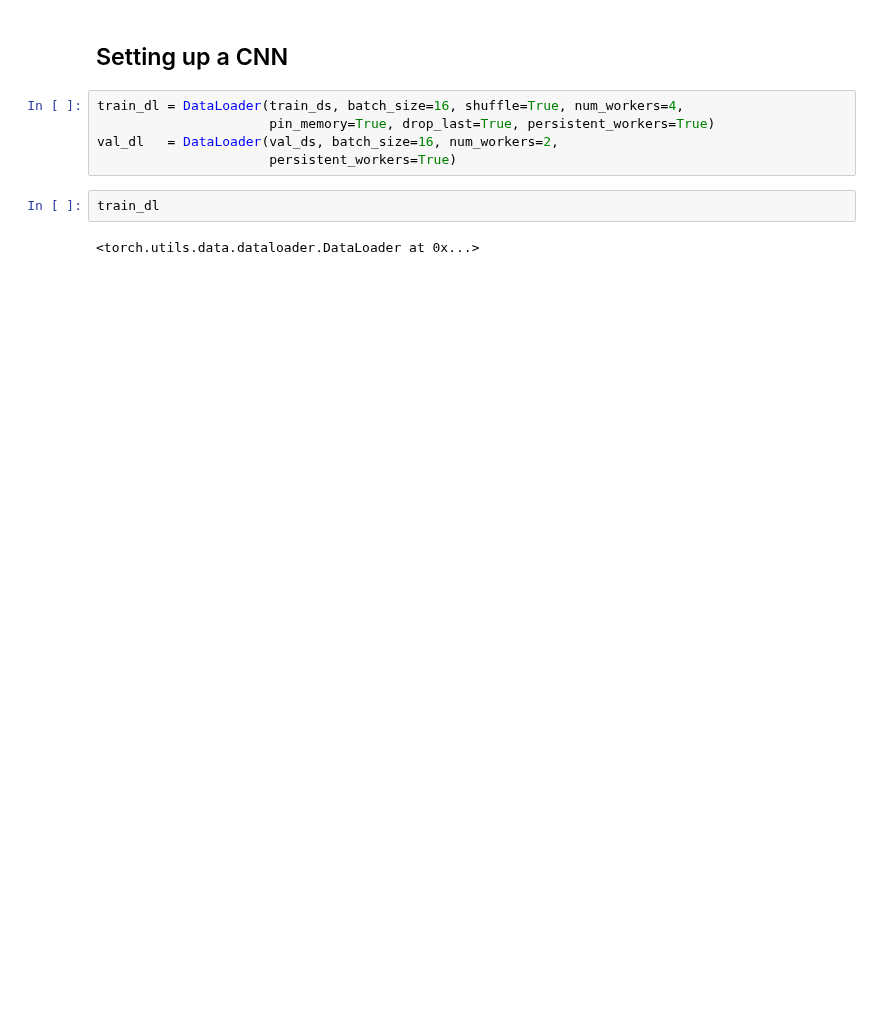
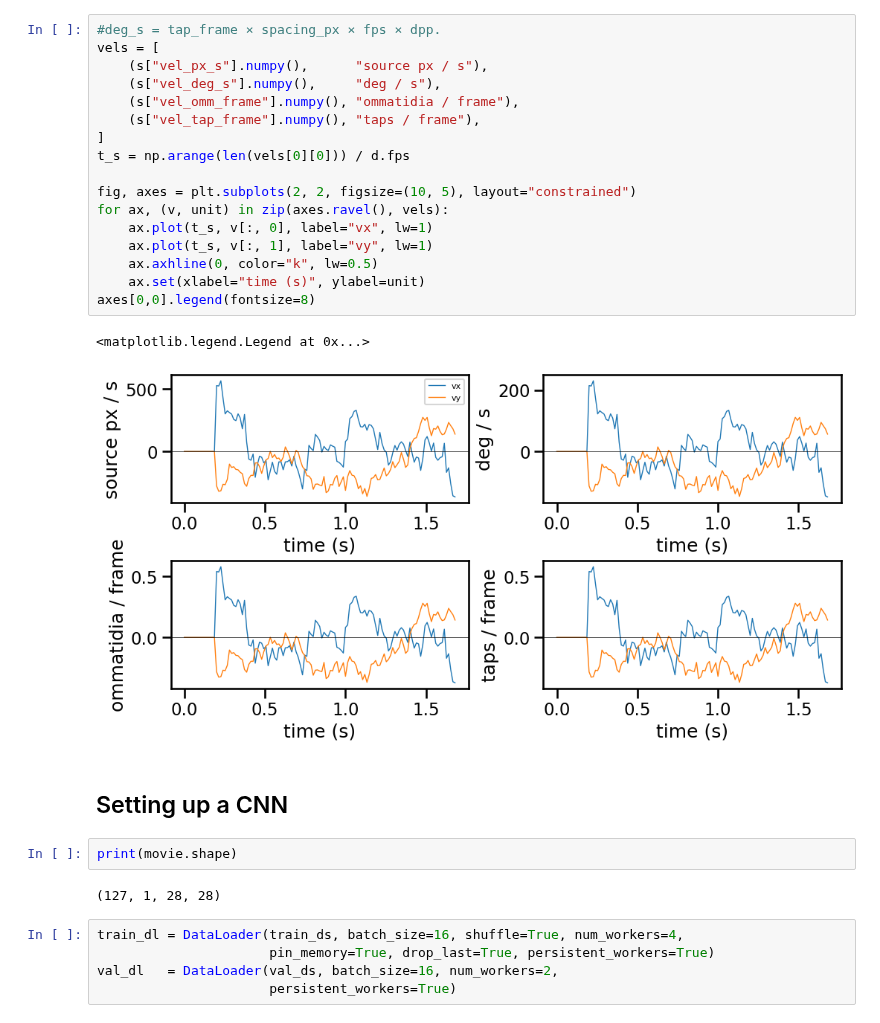
Before and after one commit to guardomayas/motionnet, a Jupyter notebook: notebooks/stim_building_dataset.ipynb, the cells around one changed output. Drawn from its saved outputs; the diff is of its cells as text; blank space fills up the shorter version.

```diff
--- a/notebooks/stim_building_dataset.ipynb
+++ b/notebooks/stim_building_dataset.ipynb
@@ -72,12 +157,32 @@ TypeError: only integer scalar arrays can be converted to a scalar index
+# %%
+#deg_s = tap_frame × spacing_px × fps × dpp.
+vels = [
+    (s["vel_px_s"].numpy(),      "source px / s"),
+    (s["vel_deg_s"].numpy(),     "deg / s"),
+    (s["vel_omm_frame"].numpy(), "ommatidia / frame"),
+    (s["vel_tap_frame"].numpy(), "taps / frame"),
+]
+t_s = np.arange(len(vels[0][0])) / d.fps
+
+fig, axes = plt.subplots(2, 2, figsize=(10, 5), layout="constrained")
+for ax, (v, unit) in zip(axes.ravel(), vels):
+    ax.plot(t_s, v[:, 0], label="vx", lw=1)
+    ax.plot(t_s, v[:, 1], label="vy", lw=1)
+    ax.axhline(0, color="k", lw=0.5)
+    ax.set(xlabel="time (s)", ylabel=unit)
+axes[0,0].legend(fontsize=8)
+# %% [output]
+<matplotlib.legend.Legend at 0x...>
+[figure, added]
 # %% [markdown]
 ## Setting up a CNN
+# %%
+print(movie.shape)
+# %% [output]
+(127, 1, 28, 28)
 # %%
 train_dl = DataLoader(train_ds, batch_size=16, shuffle=True, num_workers=4,
                       pin_memory=True, drop_last=True, persistent_workers=True)
 val_dl   = DataLoader(val_ds, batch_size=16, num_workers=2,
                       persistent_workers=True)
-# %%
-train_dl
-# %% [output]
-<torch.utils.data.dataloader.DataLoader at 0x...>
 # %%
```
Also changed, not shown: parts of 10 cells of this notebook, 1 other file.
